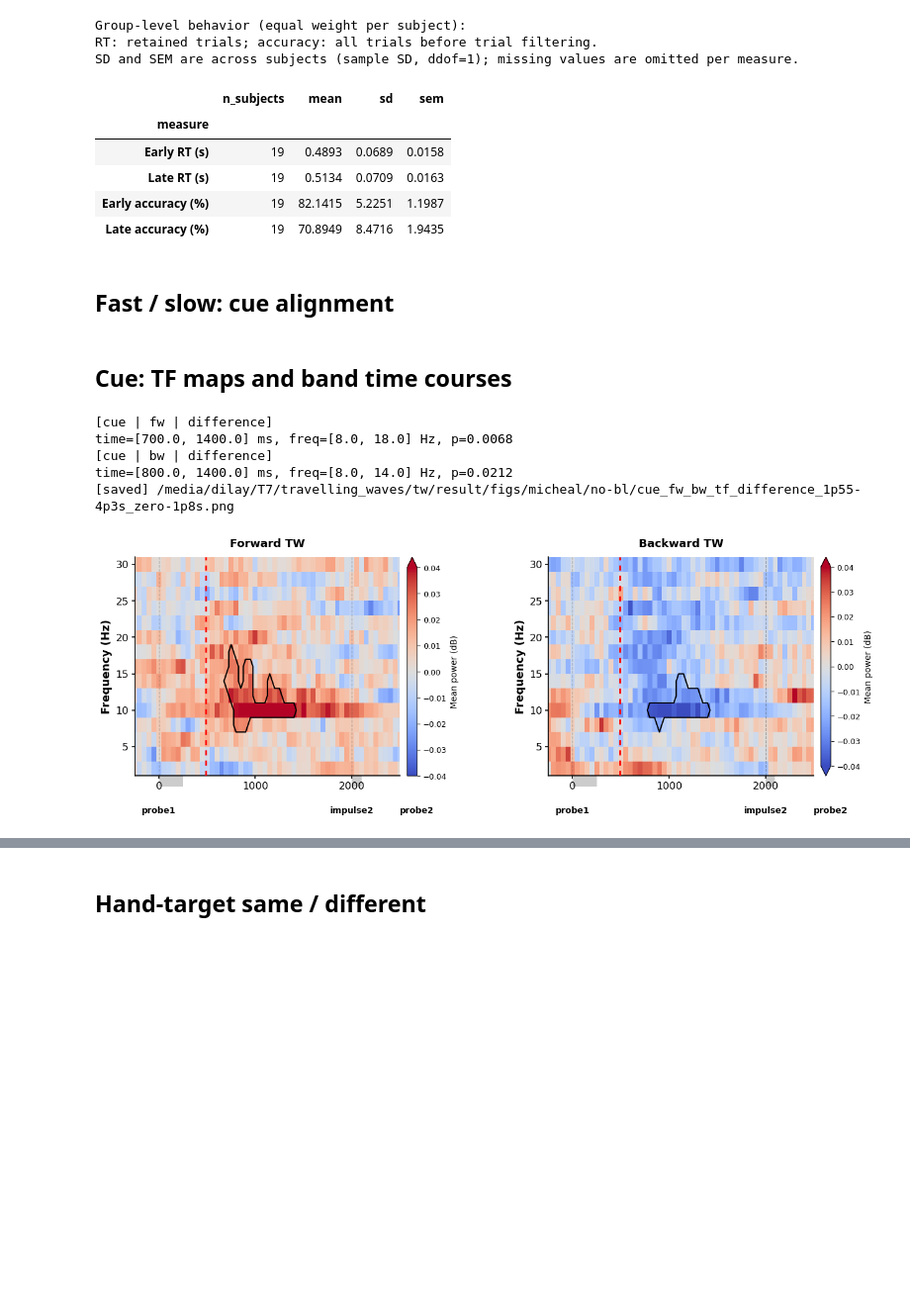
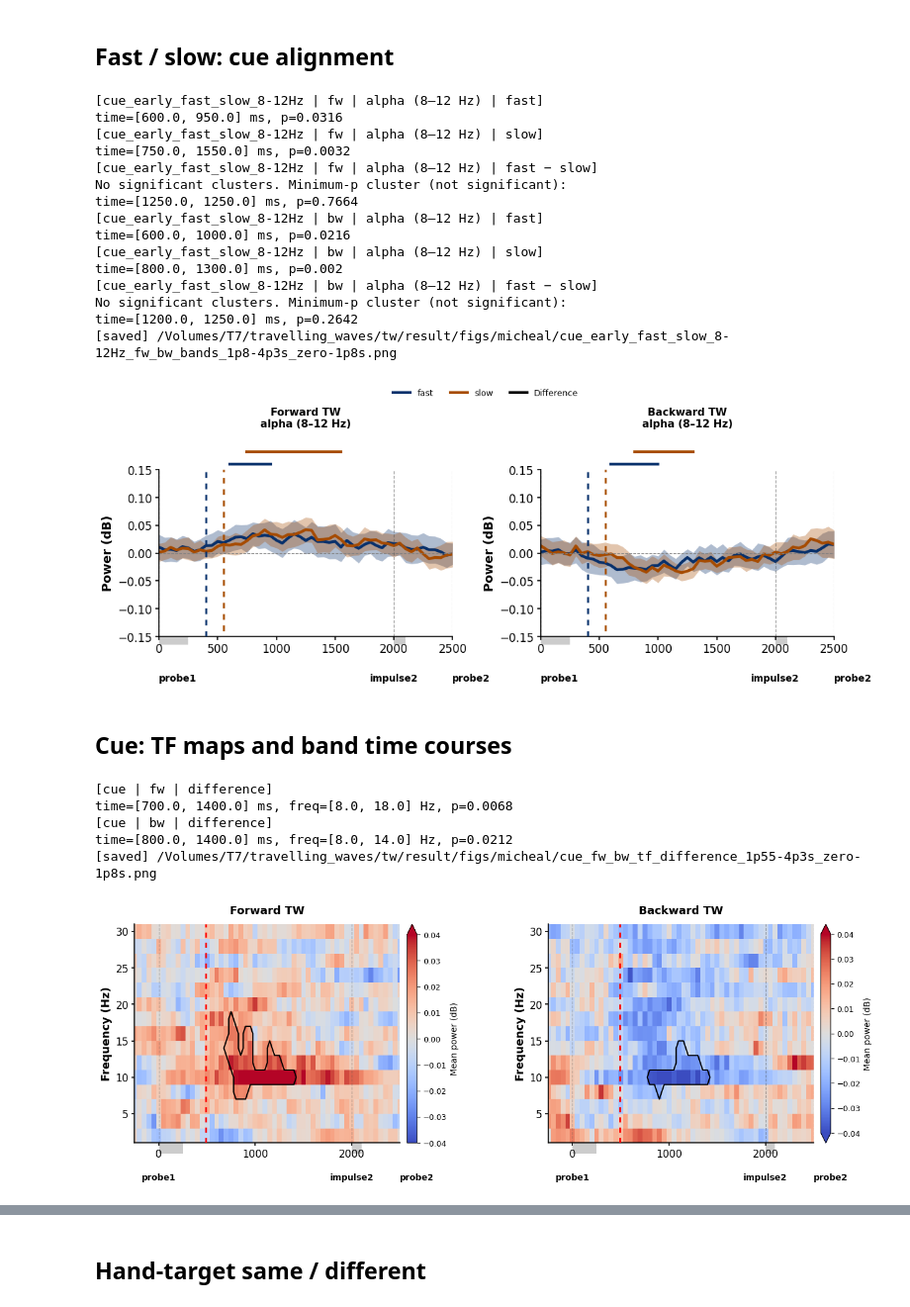
Before and after one commit to yiyue-zhang99/TW-in-WM, a Jupyter notebook: results/micheal_plot.ipynb, the cells around one changed output, grey strips where cells are left out. Shown at 99% size. Cells and saved outputs as stored; diff of their text form; code cells hidden in the pictures; blank space fills up the shorter version.

```diff
--- a/results/micheal_plot.ipynb
+++ b/results/micheal_plot.ipynb
@@ -223,42 +115,36 @@ Subjects: [1, 2, 3, 4, 5, 6, 7, 8, 9, 10, 11, 12, 13, 14, 15, 16, 17, 18, 19]
-# %%
-# Group-level behavioral summary: each subject contributes equally.
-# Preserve the trial definitions used in trial_summary above.
-subject_behavior = pd.DataFrame({
-    'Early RT (s)': trial_summary['early_rt_mean'],
-    'Late RT (s)': trial_summary['late_rt_mean'],
-    'Early accuracy (%)': 100 * trial_summary['early_acc_mean'],
-    'Late accuracy (%)': 100 * trial_summary['late_acc_mean'],
-})
-group_summary = subject_behavior.agg(['count', 'mean', 'std', 'sem']).T
-group_summary = group_summary.rename(columns={'count': 'n_subjects', 'std': 'sd'})
-group_summary['n_subjects'] = group_summary['n_subjects'].astype(int)
-group_summary.index.name = 'measure'
-print('Group-level behavior (equal weight per subject):')
-print('RT: retained trials; accuracy: all trials before trial filtering.')
-print('SD and SEM are across subjects (sample SD, ddof=1); missing values are omitted per measure.')
-display(group_summary.round(4))
-# %% [output]
-Group-level behavior (equal weight per subject):
-RT: retained trials; accuracy: all trials before trial filtering.
-SD and SEM are across subjects (sample SD, ddof=1); missing values are omitted per measure.
-|  | n_subjects | mean | sd | sem |
-| measure |  |  |  |  |
-| Early RT (s) | 19 | 0.4893 | 0.0689 | 0.0158 |
-| Late RT (s) | 19 | 0.5134 | 0.0709 | 0.0163 |
-| Early accuracy (%) | 19 | 82.1415 | 5.2251 | 1.1987 |
-| Late accuracy (%) | 19 | 70.8949 | 8.4716 | 1.9435 |
 # %% [markdown]
 ## Fast / slow: cue alignment
 # %%
-for lo, hi, band_name in CUE_FREQ_BANDS:
-    data = prepare_maps(alignment='cue', rt_type='early', comparison='fast_slow')
-    lines = [(PROBE_ONSET['early']+np.median(np.concatenate(list(data[key]['rt']['early_rt'].values()))), color, key+' RT')
-             for key,color in [('fast','#08306b'),('slow','#a64b00')]]
-    plots.plot_band_timeseries(data, group='difference', measures=['fw','bw'],
-        freq_bands=[(lo,hi,band_name)], measure_layout=CUE_MEASURE_LAYOUT, t_start=1.8, t_stop=4.3, time_zero=1.8,
-        tests=[('fast',None),('slow',None),('fast','slow')], bands_as_rows=True,
-        ylims=BAND_YLIMS, rt_lines=lines, output_dir=output_dir(),
-        name=f'cue_early_fast_slow_{lo}-{hi}Hz',  **PLOT_OPTIONS)
+# Cue alignment: on cue-left trials the line order is reversed (flipped).
+speed_trials = split_by_speed(kept, 'early')
+speed_maps = plots.average_maps(speed_trials, split_by='speed', flip='cue_left')
+# Median RT of each speed group (subject level), drawn as dashed lines after probe 1.
+lines = [(PROBE_ONSET['early'] + subject_rt(speed_trials[speed_trials.speed == speed], 'early_rt', 'median'),
+          color)
+         for speed, color in [('fast', '#08306b'), ('slow', '#a64b00')]]
+plots.plot_band_timeseries(speed_maps, group='difference',
+    freq_bands=[FREQ_BANDS[1]], layout='columns', t_start=1.8, t_stop=4.3, time_zero=1.8,
+    tests=[('fast', None), ('slow', None), ('fast', 'slow')],
+    colors={'fast': '#08306b', 'slow': '#a64b00'},
+    ylim=BAND_YLIM, rt_lines=lines, output_dir=FIG_DIR,
+    name='cue_early_fast_slow_8-12Hz', events=EVENTS, n_perm=N_PERMUTATIONS, seed=SEED, alpha=ALPHA)
+# %% [output]
+[cue_early_fast_slow_8-12Hz | fw | alpha (8–12 Hz) | fast]
+time=[600.0, 950.0] ms, p=0.0316
+[cue_early_fast_slow_8-12Hz | fw | alpha (8–12 Hz) | slow]
+time=[750.0, 1550.0] ms, p=0.0032
+[cue_early_fast_slow_8-12Hz | fw | alpha (8–12 Hz) | fast − slow]
+No significant clusters. Minimum-p cluster (not significant):
+time=[1250.0, 1250.0] ms, p=0.7664
+[cue_early_fast_slow_8-12Hz | bw | alpha (8–12 Hz) | fast]
+time=[600.0, 1000.0] ms, p=0.0216
+[cue_early_fast_slow_8-12Hz | bw | alpha (8–12 Hz) | slow]
+time=[800.0, 1300.0] ms, p=0.002
+[cue_early_fast_slow_8-12Hz | bw | alpha (8–12 Hz) | fast − slow]
+No significant clusters. Minimum-p cluster (not significant):
+time=[1200.0, 1250.0] ms, p=0.2642
+[saved] /Volumes/T7/travelling_waves/tw/result/figs/micheal/cue_early_fast_slow_8-12Hz_fw_bw_bands_1p8-4p3s_zero-1p8s.png
+[figure, added]
 # %% [markdown]
 ## Cue: TF maps and band time courses
 # %%
@@ -266,13 +153,13 @@ cue_maps = prepare_maps(alignment='cue', rt_type='early')['all']
 # %%
-plots.plot_tf_maps(cue_maps, measures=MEASURES, **PLOT_WINDOWS['early'],
-    limits=TF_LIMITS, diff_limits=TF_DIFF_LIMITS, cmap=TF_CMAP,
-    show_sides=TF_SHOW_SIDES, panel_size=TF_PANEL_SIZE, rt_lines=rt_lines(cue_maps),
-    output_dir=output_dir(), name='cue',  **PLOT_OPTIONS);
+plots.plot_tf_maps(cue_maps, **PLOT_WINDOWS['early'],
+    color_limit=TF_COLOR_LIMIT,
+    rt_lines=RT_LINES,
+    output_dir=FIG_DIR, name='cue', events=EVENTS, n_perm=N_PERMUTATIONS, seed=SEED, alpha=ALPHA);
 # %% [output]
 [cue | fw | difference]
 time=[700.0, 1400.0] ms, freq=[8.0, 18.0] Hz, p=0.0068
 [cue | bw | difference]
 time=[800.0, 1400.0] ms, freq=[8.0, 14.0] Hz, p=0.0212
-[saved] /media/dilay/T7/travelling_waves/tw/result/figs/micheal/no-bl/cue_fw_bw_tf_difference_1p55-4p3s_zero-1p8s.png
+[saved] /Volumes/T7/travelling_waves/tw/result/figs/micheal/cue_fw_bw_tf_difference_1p55-4p3s_zero-1p8s.png
 [figure]
 # %%
```
Also changed, not shown: parts of 11 cells of this notebook, 7 other files.
